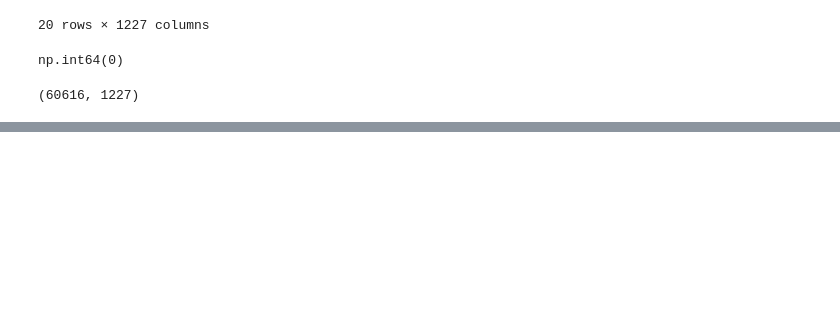
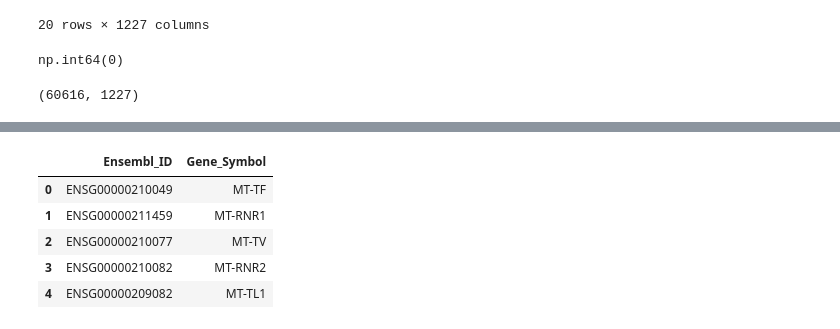
Before and after one commit to palrabheru/tcga-biomarker-discovery, a Jupyter notebook: notebooks/biomarker_analysis.ipynb, the cells around one changed output, grey strips where cells are left out. Saved outputs shown, nothing was run; the diff lists cells and outputs as text; code cells hidden in the pictures; blank space fills up the shorter version.

```diff
--- a/notebooks/biomarker_analysis.ipynb
+++ b/notebooks/biomarker_analysis.ipynb
@@ -114,0 +148,11 @@ expression.shape
+# %%
+annotation.columns = ["Ensembl_ID", "Gene_Symbol"]
+
+annotation.head()
+# %% [output]
+|  | Ensembl_ID | Gene_Symbol |
+| 0 | ENSG00000210049 | MT-TF |
+| 1 | ENSG00000211459 | MT-RNR1 |
+| 2 | ENSG00000210077 | MT-TV |
+| 3 | ENSG00000210082 | MT-RNR2 |
+| 4 | ENSG00000209082 | MT-TL1 |
```
Also changed, not shown: parts of 10 cells of this notebook, 1 other file.
